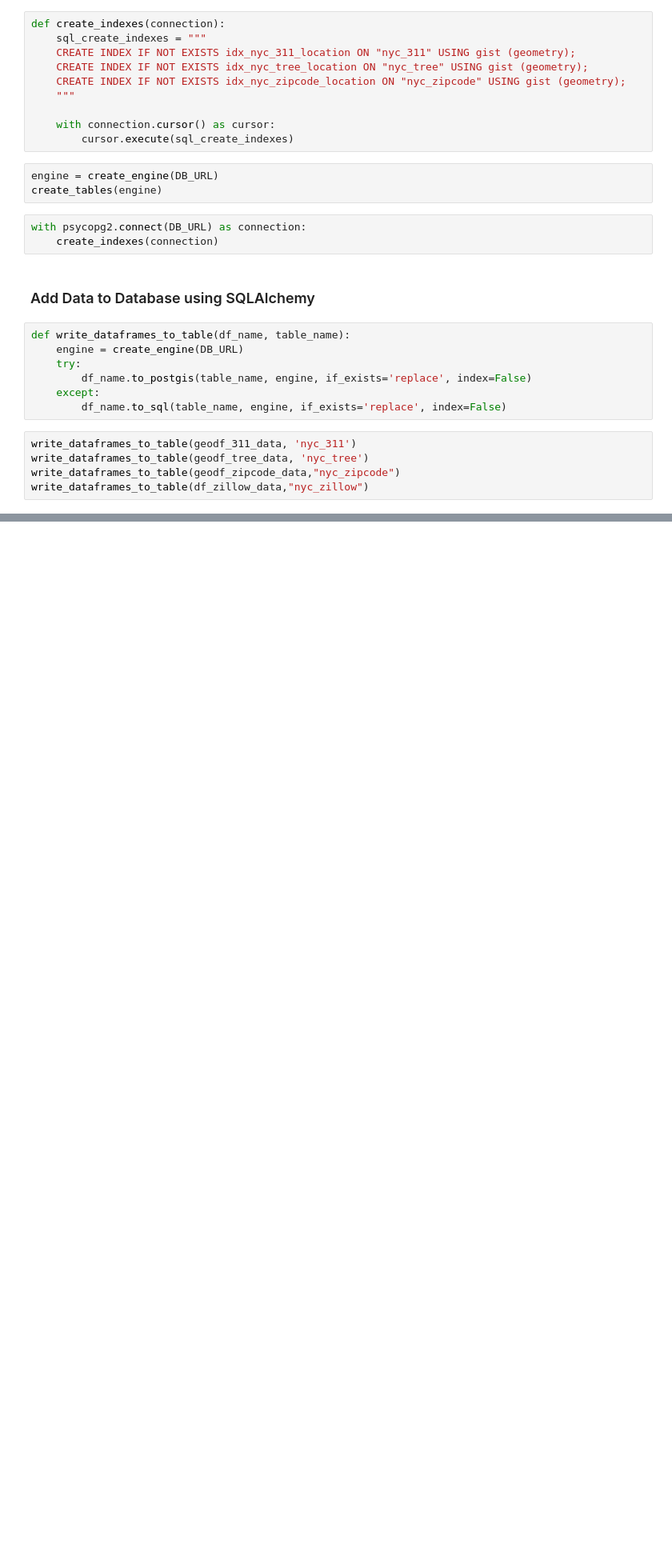
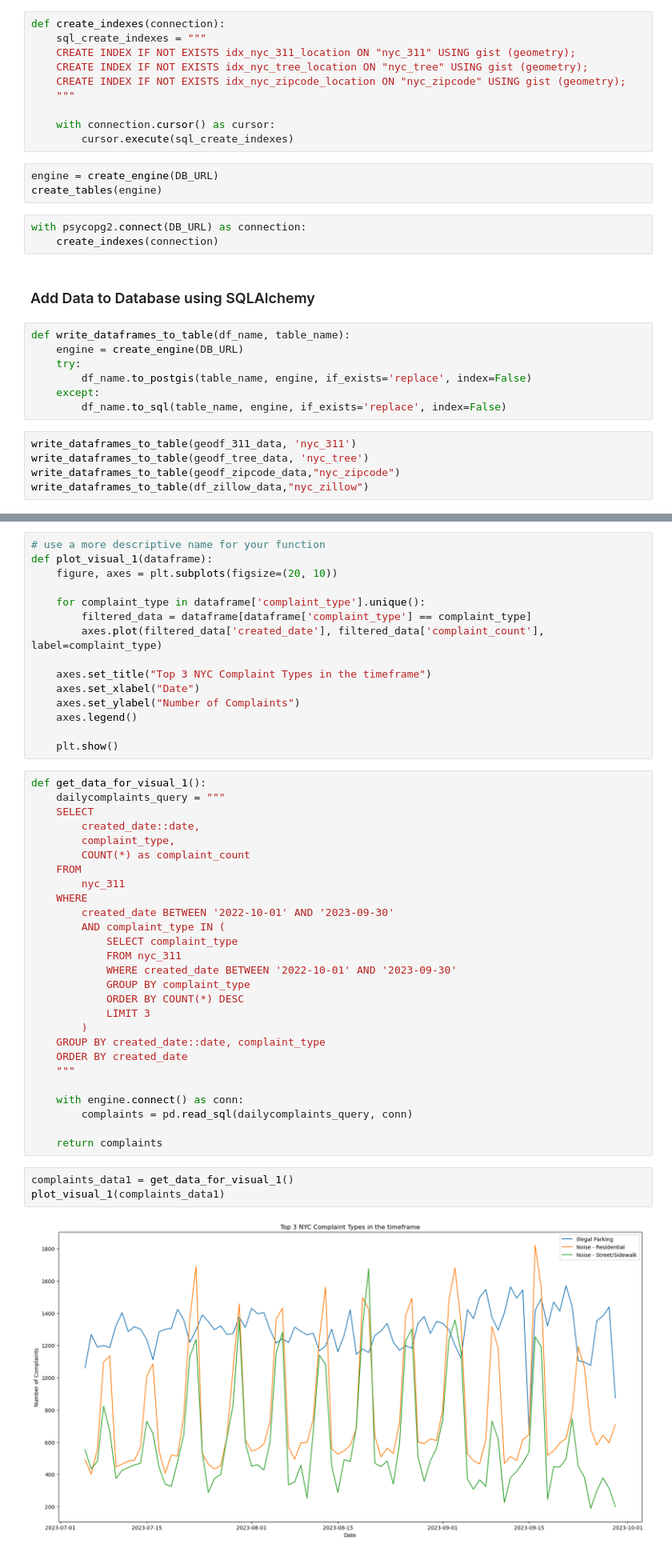
Before and after one commit to MingweiHe1/Group24Project4501, a Jupyter notebook: 4501Project.ipynb, the cells around one changed output, grey strips where cells are left out. Shown at 80% size. Saved outputs shown, nothing was run; the diff lists cells and outputs as text; blank space fills up the shorter version.

```diff
--- a/4501Project.ipynb
+++ b/4501Project.ipynb
@@ -773,0 +779,47 @@ write_query_to_file(QUERY_6, QUERY_6_FILENAME)
+# %%
+# use a more descriptive name for your function
+def plot_visual_1(dataframe):
+    figure, axes = plt.subplots(figsize=(20, 10))
+
+    for complaint_type in dataframe['complaint_type'].unique():
+        filtered_data = dataframe[dataframe['complaint_type'] == complaint_type]
+        axes.plot(filtered_data['created_date'], filtered_data['complaint_count'], label=complaint_type)
+
+    axes.set_title("Top 3 NYC Complaint Types in the timeframe")
+    axes.set_xlabel("Date")
+    axes.set_ylabel("Number of Complaints")
+    axes.legend()
+
+    plt.show()
+# %%
+def get_data_for_visual_1():
+    dailycomplaints_query = """
+    SELECT
+        created_date::date,
+        complaint_type,
+        COUNT(*) as complaint_count
+    FROM
+        nyc_311
+    WHERE
+        created_date BETWEEN '2022-10-01' AND '2023-09-30'
+        AND complaint_type IN (
+            SELECT complaint_type
+            FROM nyc_311
+            WHERE created_date BETWEEN '2022-10-01' AND '2023-09-30'
+            GROUP BY complaint_type
+            ORDER BY COUNT(*) DESC
+            LIMIT 3
+        )
+    GROUP BY created_date::date, complaint_type
+    ORDER BY created_date
+    """
+
+    with engine.connect() as conn:
+        complaints = pd.read_sql(dailycomplaints_query, conn)
+
+    return complaints
+# %%
+complaints_data1 = get_data_for_visual_1()
+plot_visual_1(complaints_data1)
+# %% [output]
+[figure, added]
```
Also changed, not shown: parts of 66 cells of this notebook.
